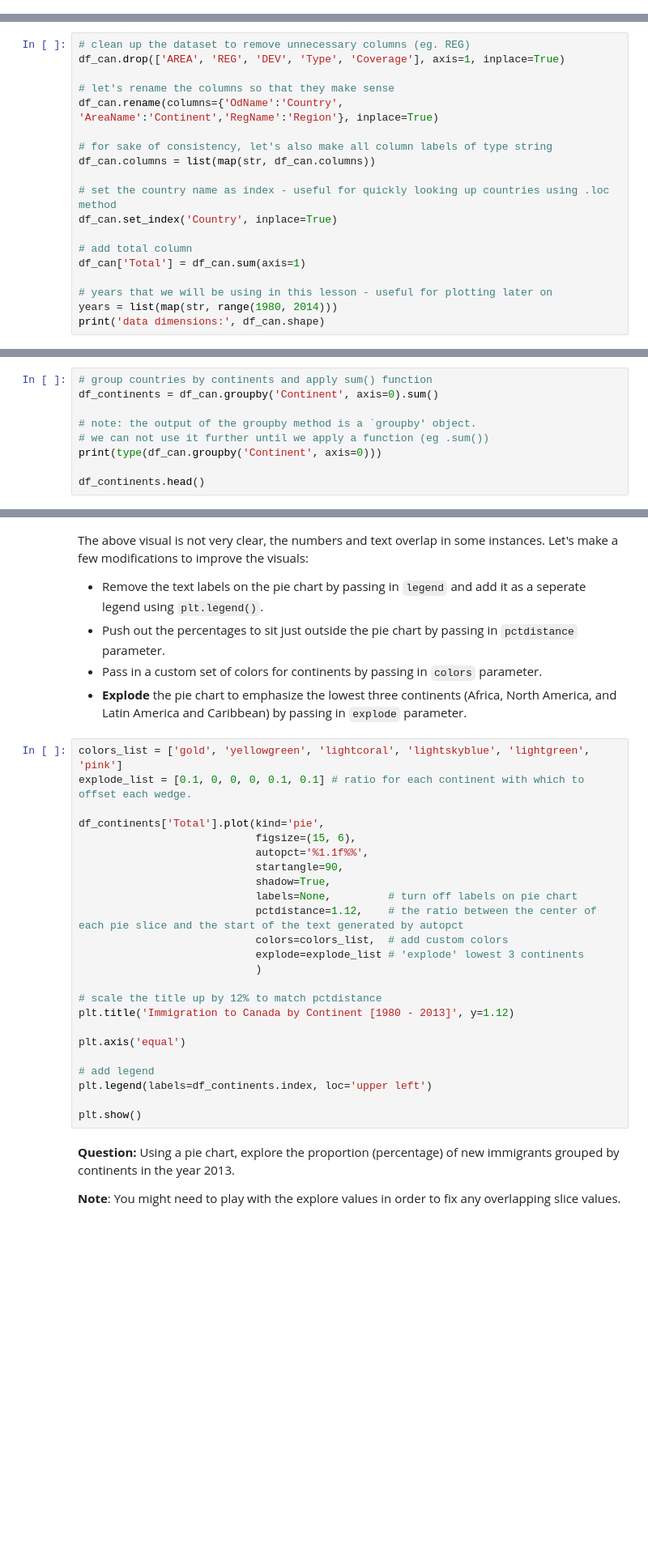
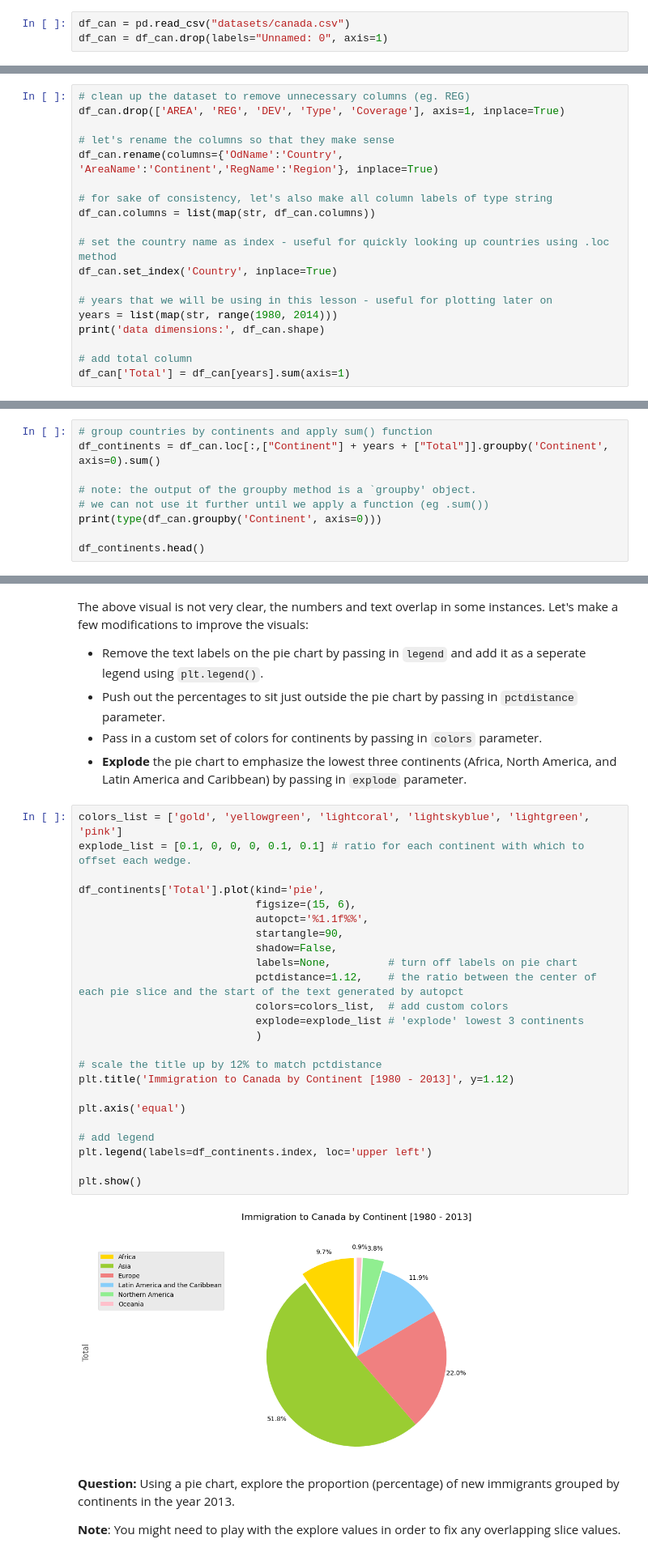
Before and after one commit to Madbubbl3/IBM-Data-Science-Professional-Certificate, a Jupyter notebook: Course 8 Data Visualization/Exercise-Pie-Charts-Box-Plots-Scatter-Plots-and-Bubble-Plots.ipynb, the cells around one changed output, grey strips where cells are left out. Shown at 81% size. Saved outputs shown, nothing was run; the diff lists cells and outputs as text; blank space fills up the shorter version.

```diff
--- a/Course 8 Data Visualization/Exercise-Pie-Charts-Box-Plots-Scatter-Plots-and-Bubble-Plots.ipynb
+++ b/Course 8 Data Visualization/Exercise-Pie-Charts-Box-Plots-Scatter-Plots-and-Bubble-Plots.ipynb
@@ -64,3 +64,6 @@ Data downloaded and read into a dataframe!
+# %%
+df_can = pd.read_csv("datasets/canada.csv")
+df_can = df_can.drop(labels="Unnamed: 0", axis=1)
 # %% [markdown]
 Let's take a look at the first five items in our dataset.
 # %%
@@ -93,9 +98,9 @@ df_can.columns = list(map(str, df_can.columns))
 # set the country name as index - useful for quickly looking up countries using .loc method
 df_can.set_index('Country', inplace=True)
 
-# add total column
-df_can['Total'] = df_can.sum(axis=1)
-
 # years that we will be using in this lesson - useful for plotting later on
 years = list(map(str, range(1980, 2014)))
 print('data dimensions:', df_can.shape)
+
+# add total column
+df_can['Total'] = df_can[years].sum(axis=1)
@@ -138,7 +147,7 @@ We will use *pandas* `groupby` method to summarize the immigration data by `Cont
 <img src="https://cf-courses-data.s3.us.cloud-object-storage.appdomain.cloud/IBMDeveloperSkillsNetwork-DV0101EN-SkillsNetwork/labs/Module%203/images/Mod3Fig4SplitApplyCombine.png" height=400 align="center">
 # %%
 # group countries by continents and apply sum() function
-df_continents = df_can.groupby('Continent', axis=0).sum()
+df_continents = df_can.loc[:,["Continent"] + years + ["Total"]].groupby('Continent', axis=0).sum()
 
 # note: the output of the groupby method is a `groupby' object.
 # we can not use it further until we apply a function (eg .sum())
@@ -174,27 +195,29 @@ The above visual is not very clear, the numbers and text overlap in some instanc
 # %%
 colors_list = ['gold', 'yellowgreen', 'lightcoral', 'lightskyblue', 'lightgreen', 'pink']
 explode_list = [0.1, 0, 0, 0, 0.1, 0.1] # ratio for each continent with which to offset each wedge.
 
 df_continents['Total'].plot(kind='pie',
                             figsize=(15, 6),
                             autopct='%1.1f%%',
                             startangle=90,
-                            shadow=True,
+                            shadow=False,
                             labels=None,         # turn off labels on pie chart
                             pctdistance=1.12,    # the ratio between the center of each pie slice and the start of the text generated by autopct
                             colors=colors_list,  # add custom colors
                             explode=explode_list # 'explode' lowest 3 continents
                             )
 
 # scale the title up by 12% to match pctdistance
 plt.title('Immigration to Canada by Continent [1980 - 2013]', y=1.12)
 
 plt.axis('equal')
 
 # add legend
 plt.legend(labels=df_continents.index, loc='upper left')
 
 plt.show()
+# %% [output]
+[figure, added]
 # %% [markdown]
 **Question:** Using a pie chart, explore the proportion (percentage) of new immigrants grouped by continents in the year 2013.
 
```
Also changed, not shown: parts of 26 cells of this notebook.
